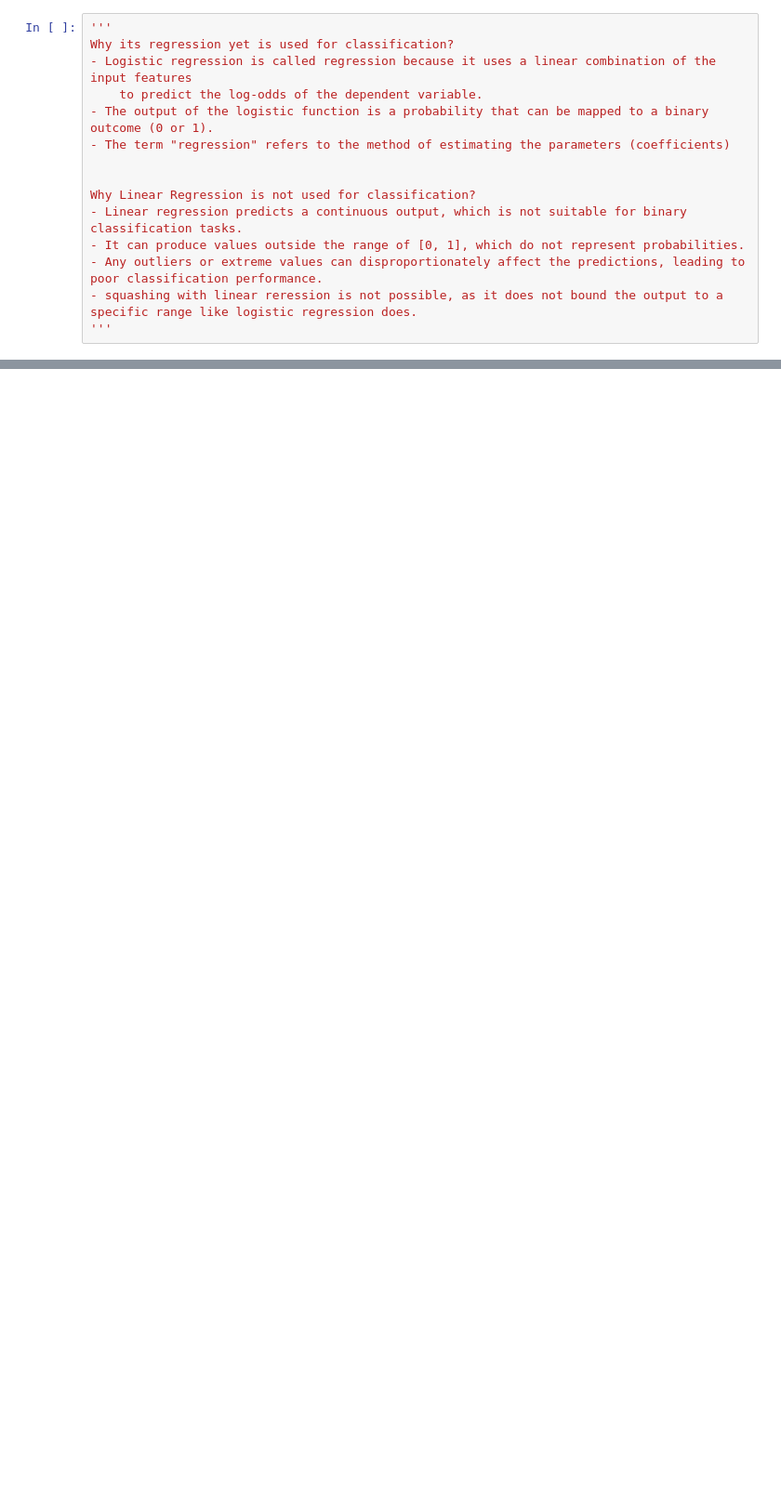
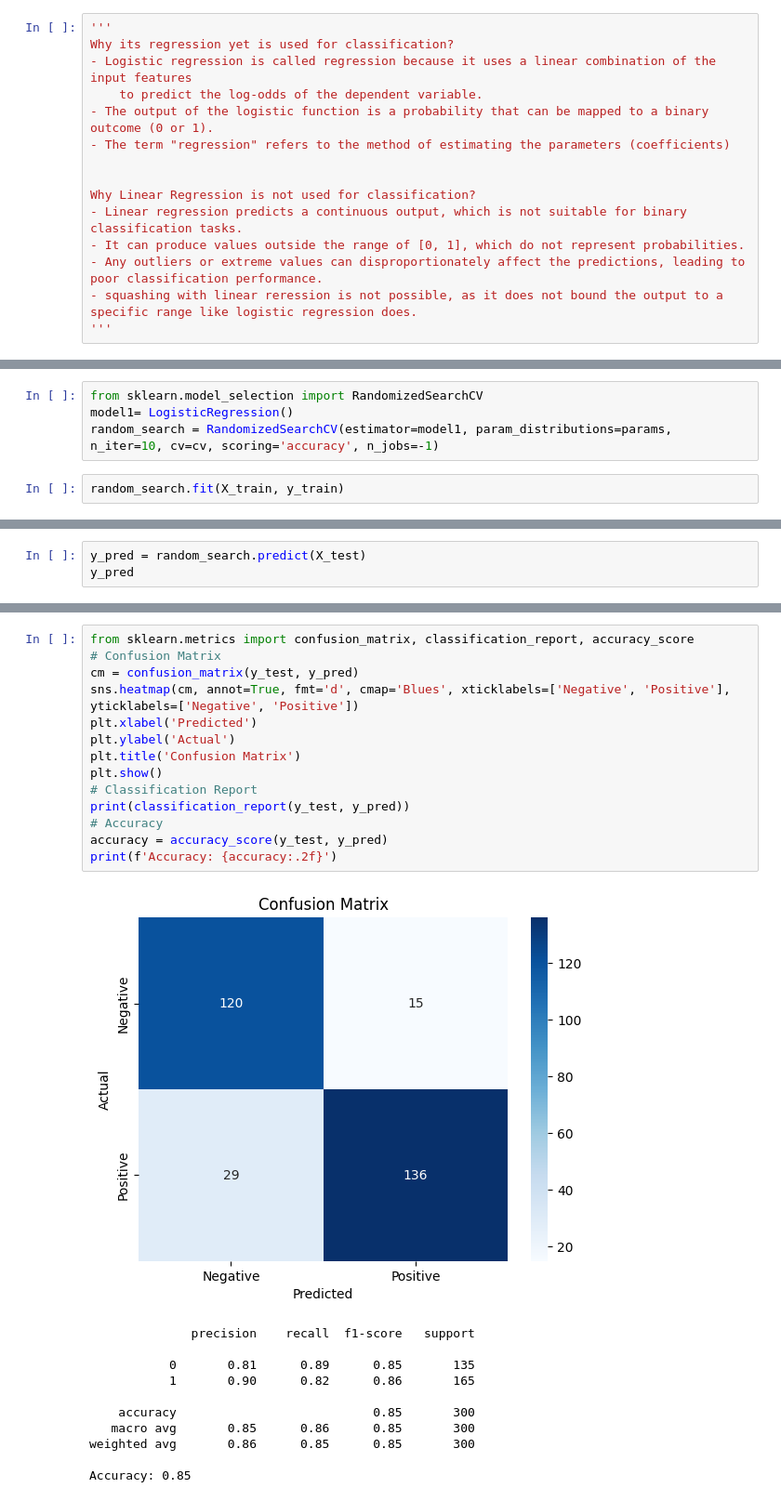
Before and after one commit to abhik12295/Data-Science-Learning, a Jupyter notebook: Core ML Topics/5. ML Algos/Supervised ML/3. Logistic Regression.ipynb, the cells around one changed output, grey strips where cells are left out. Shown: that part at 93% size. Cells and saved outputs as stored; diff of their text form; blank space fills up the shorter version.

```diff
--- a/Core ML Topics/5. ML Algos/Supervised ML/3. Logistic Regression.ipynb
+++ b/Core ML Topics/5. ML Algos/Supervised ML/3. Logistic Regression.ipynb
@@ -37,0 +401,6 @@ Why Linear Regression is not used for classification?
+# %%
+from sklearn.model_selection import RandomizedSearchCV
+model1= LogisticRegression()
+random_search = RandomizedSearchCV(estimator=model1, param_distributions=params, n_iter=10, cv=cv, scoring='accuracy', n_jobs=-1)
+# %%
+random_search.fit(X_train, y_train)
@@ -37,0 +440,3 @@ Why Linear Regression is not used for classification?
+# %%
+y_pred = random_search.predict(X_test)
+y_pred
@@ -37,0 +458,26 @@ Why Linear Regression is not used for classification?
+# %%
+from sklearn.metrics import confusion_matrix, classification_report, accuracy_score
+# Confusion Matrix
+cm = confusion_matrix(y_test, y_pred)
+sns.heatmap(cm, annot=True, fmt='d', cmap='Blues', xticklabels=['Negative', 'Positive'], yticklabels=['Negative', 'Positive'])
+plt.xlabel('Predicted')
+plt.ylabel('Actual')
+plt.title('Confusion Matrix')
+plt.show()
+# Classification Report
+print(classification_report(y_test, y_pred))
+# Accuracy
+accuracy = accuracy_score(y_test, y_pred)
+print(f'Accuracy: {accuracy:.2f}')
+# %% [output]
+[figure, added]
+              precision    recall  f1-score   support
+
+           0       0.81      0.89      0.85       135
+           1       0.90      0.82      0.86       165
+
+    accuracy                           0.85       300
+   macro avg       0.85      0.86      0.85       300
+weighted avg       0.86      0.85      0.85       300
+
+Accuracy: 0.85
```
Also changed, not shown: parts of 38 cells of this notebook.
